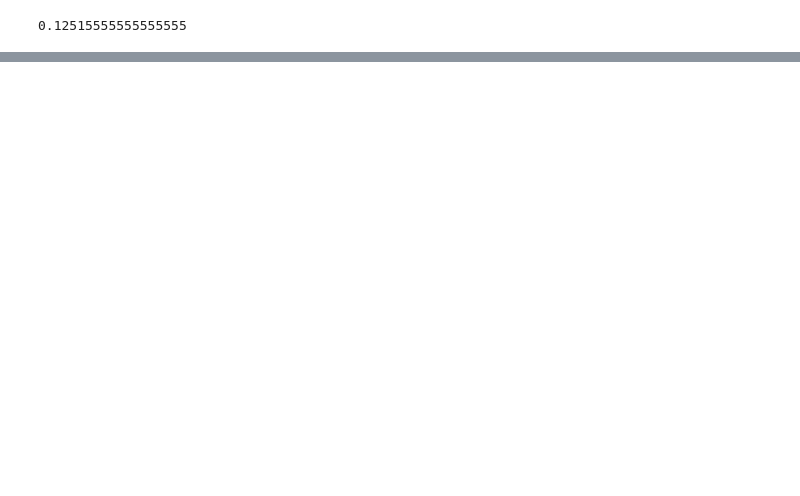
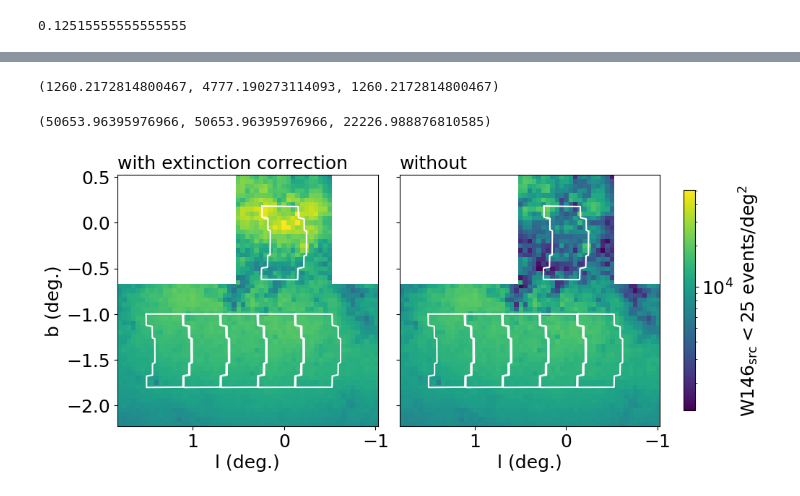
Before and after one commit to hustonm/mulens_rates, a Jupyter notebook: roman_sp_paper/fields.ipynb, the cells around one changed output, grey strips where cells are left out. Saved outputs shown, nothing was run; the diff lists cells and outputs as text; code cells hidden in the pictures; blank space fills up the shorter version.

```diff
--- a/roman_sp_paper/fields.ipynb
+++ b/roman_sp_paper/fields.ipynb
@@ -101,0 +160,20 @@ df.to_csv('overguide_chip_centers.dat', index=False, sep=' ')
+# %%
+plt.rcParams.update({'font.size': 18})
+#plt.figure(figsize=(8,5))
+prop = 'eventrate_area'
+vmin,vmax = min(rates[prop]), max(rates[prop])
+plot_roman_fields.plot_outline()
+# alt_overguide =  np.loadtxt('field_centers_overguide_alt.txt', skiprows=1)
+# plot_outline(alt_overguide)
+rates1 = rates[prop][:len(bs1)*len(ls1)].to_numpy().reshape(len(bs1),len(ls1))
+rates2 = rates[prop][len(bs1)*len(ls1):].to_numpy().reshape(len(bs2),len(ls2))
+plt.imshow(rates1, extent=(min(ls1)-0.025, max(ls1)+0.025, min(bs1)-0.025, max(bs1)+0.025), origin='lower',
+          vmin=vmin, vmax=vmax, norm='log')
+plt.imshow(rates2, extent=(min(ls2)-0.025, max(ls2)+0.025, min(bs2)-0.025, max(bs2)+0.025), origin='lower',
+          vmin=vmin, vmax=vmax, norm='log')
+plt.xlim(1.825,-1.025)
+plt.ylim(-2.225,0.525)
+plt.colorbar(label=r'W146$_{\rm src}<$25 events/deg$^2$')
+plt.ylabel('b (deg.)'); plt.xlabel('l (deg.)')
+plt.tight_layout()
+plt.savefig('dense_rate_map.png')
@@ -101,0 +182,59 @@ df.to_csv('overguide_chip_centers.dat', index=False, sep=' ')
+# %%
+min(min(rates[prop]),min(rates0[prop])), min(rates[prop]),min(rates0[prop])
+# %% [output]
+(1260.2172814800467, 4777.190273114093, 1260.2172814800467)
+# %%
+max(max(rates[prop]),max(rates0[prop])), max(rates[prop]),max(rates0[prop])
+# %% [output]
+(50653.96395976966, 50653.96395976966, 22226.988876810585)
+# %%
+plt.rcParams.update({'font.size': 18})
+fig,ax = plt.subplots(nrows=1,ncols=2, figsize=(10,5), layout='constrained',
+                     sharex=True, sharey=True)
+#plt.figure(figsize=(8,5))
+prop = 'eventrate_area'
+vmin,vmax = min(min(rates[prop]),min(rates0[prop])), max(max(rates[prop]), max(rates0[prop]))
+new_overguide =  np.loadtxt('field_centers_overguide.txt', skiprows=1)
+plot_outline(new_overguide, plot=ax[0])
+# alt_overguide =  np.loadtxt('field_centers_overguide_alt.txt', skiprows=1)
+# plot_outline(alt_overguide)
+rates1 = rates[prop][:len(bs1)*len(ls1)].to_numpy().reshape(len(bs1),len(ls1))
+rates2 = rates[prop][len(bs1)*len(ls1):].to_numpy().reshape(len(bs2),len(ls2))
+ax[0].imshow(rates1, extent=(min(ls1)-0.025, max(ls1)+0.025, min(bs1)-0.025, max(bs1)+0.025), origin='lower',
+          vmin=vmin, vmax=vmax, norm='log')
+ax[0].imshow(rates2, extent=(min(ls2)-0.025, max(ls2)+0.025, min(bs2)-0.025, max(bs2)+0.025), origin='lower',
+          vmin=vmin, vmax=vmax, norm='log')
+ax[0].set_xlim(1.825,-1.025)
+ax[0].set_ylim(-2.225,0.525)
+##ax[0].colorbar(label=r'W146$_{\rm src}<$25 events/deg$^2$')
+ax[0].set_ylabel('b (deg.)'); ax[0].set_xlabel('l (deg.)')
+
+#plt.figure(figsize=(8,6))
+
+prop = 'eventrate_area'
+new_overguide = np.loadtxt('field_centers_overguide.txt', skiprows=1)
+plot_outline(new_overguide)
+rates1 = rates0[prop][:len(bs1)*len(ls1)].to_numpy().reshape(len(bs1),len(ls1))
+rates2 = rates0[prop][len(bs1)*len(ls1):].to_numpy().reshape(len(bs2),len(ls2))
+ax[1].imshow(rates1, extent=(min(ls1)-0.025, max(ls1)+0.025, min(bs1)-0.025, max(bs1)+0.025), origin='lower',
+          vmin=vmin, vmax=vmax, norm='log')
+im=ax[1].imshow(rates2, extent=(min(ls2)-0.025, max(ls2)+0.025, min(bs2)-0.025, max(bs2)+0.025), origin='lower',
+          vmin=vmin, vmax=vmax, norm='log')
+ax[1].set_xlim(1.825,-1.025)
+ax[1].set_ylim(-2.225,0.525)
+#cbar = im.colorbar(, format='0.2e')
+
+ax[0].set_title("with extinction correction",fontsize=18, loc='left')
+ax[1].set_title("without",fontsize=18, loc='left')
+cbar = fig.colorbar(im, ax=ax[1], label=r'W146$_{\rm src}<$25 events/deg$^2$', shrink=0.62)
+
+#cbar.set_ticks([3,4,5,6,7,8,9])
+#cbar.set_ticklabels([3,4,5,6,7,8,9])
+#cbar = ax[1].colorbar(im, format=StrMethodFormatter("{x:g}"))
+#ax[1].set_ylabel('b (deg.)');
+ax[1].set_xlabel('l (deg.)')
+#ax[1].tight_layout()
+
+fig.savefig('dense_rate_map_update.png', dpi=600)
+# %% [output]
+[figure, added]
```
Also changed, not shown: parts of 38 cells of this notebook, 3 other files.
